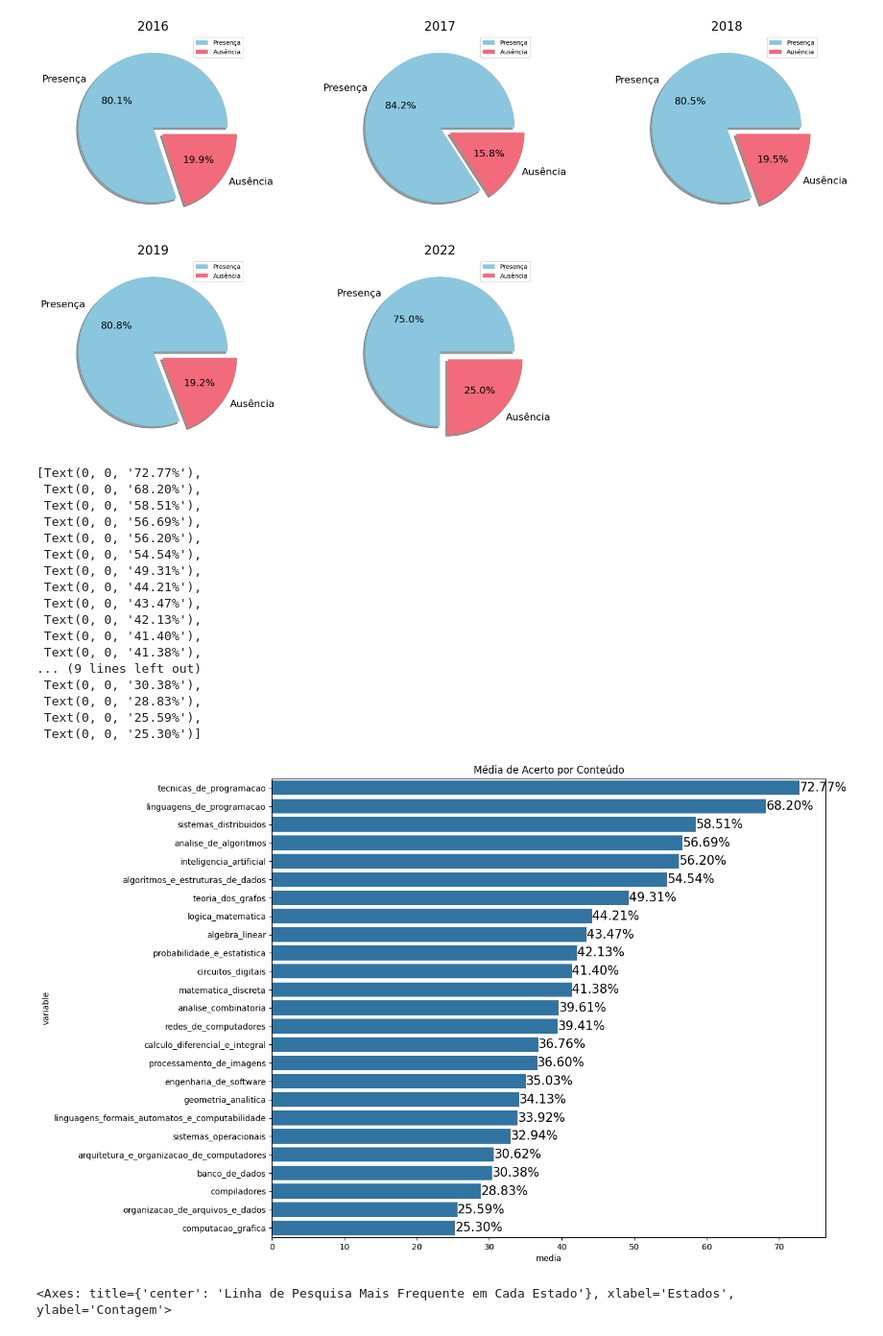
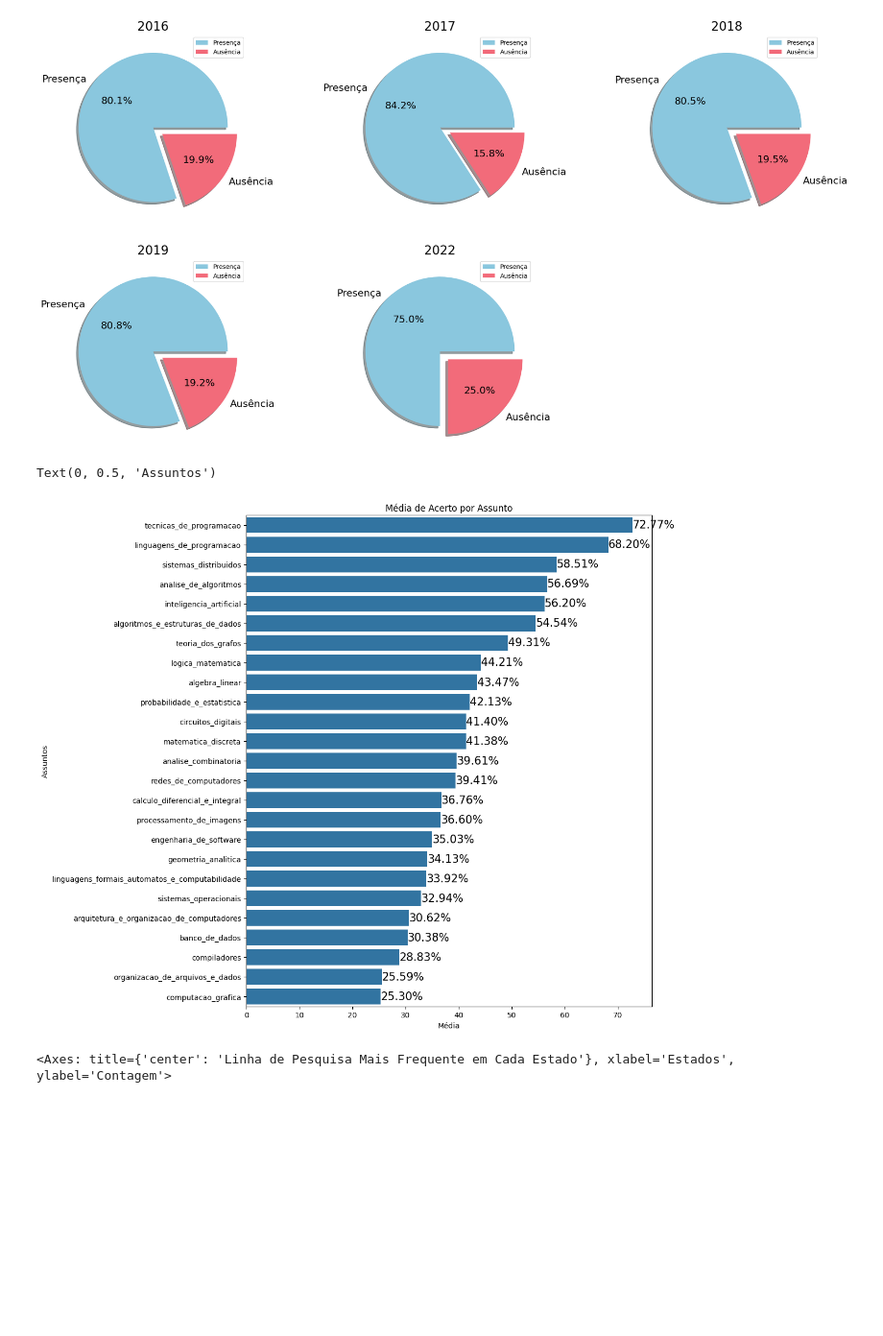
Before and after one commit to koheiseko/poscomp-classification, a Jupyter notebook: notebooks/01_selection.ipynb, the cells around one changed output. Shown: that part at 96% size. Cells and saved outputs as stored; diff of their text form; code cells hidden in the pictures; blank space fills up the shorter version.

```diff
--- a/notebooks/01_selection.ipynb
+++ b/notebooks/01_selection.ipynb
@@ -191,32 +194,18 @@ Text(0.5, 1.0, '2022')
 # %%
 media_por_assunto_viz = poscomp.iloc[:, 6:31].melt().groupby('variable')['value'].agg(['mean', 'max']).reset_index()
 media_por_assunto_viz['media'] = media_por_assunto_viz['mean'] / media_por_assunto_viz['max'] * 100
 media_por_assunto_viz.sort_values('media', ascending=False, inplace=True)
 
-plt.figure(figsize=(12, 10))
-plt.title('Média de Acerto por Conteúdo')
+plt.figure(figsize=(12, 10), constrained_layout=True)
+plt.title('Média de Acerto por Assunto')
 
 ax = sns.barplot(media_por_assunto_viz, y='variable', x='media', orient='h')
 ax.bar_label(ax.containers[0], fontsize=15, fmt='%.2f%%')
+ax.set_xlabel('Média')
+ax.set_ylabel('Assuntos')
 # %% [output]
-[Text(0, 0, '72.77%'),
- Text(0, 0, '68.20%'),
- Text(0, 0, '58.51%'),
- Text(0, 0, '56.69%'),
- Text(0, 0, '56.20%'),
- Text(0, 0, '54.54%'),
- Text(0, 0, '49.31%'),
- Text(0, 0, '44.21%'),
- Text(0, 0, '43.47%'),
- Text(0, 0, '42.13%'),
- Text(0, 0, '41.40%'),
- Text(0, 0, '41.38%'),
-... (9 lines left out)
- Text(0, 0, '30.38%'),
- Text(0, 0, '28.83%'),
- Text(0, 0, '25.59%'),
- Text(0, 0, '25.30%')]
+Text(0, 0.5, 'Assuntos')
-[figure, old version]
+[figure, new version]
 # %%
 contagem_por_estado_viz = poscomp.groupby(['estado', 'especialidade'])[['especialidade']].count().rename(columns={'especialidade': 'quantidade'}).reset_index()
 
```
Also changed, not shown: parts of 9 cells of this notebook, 5 other files.
